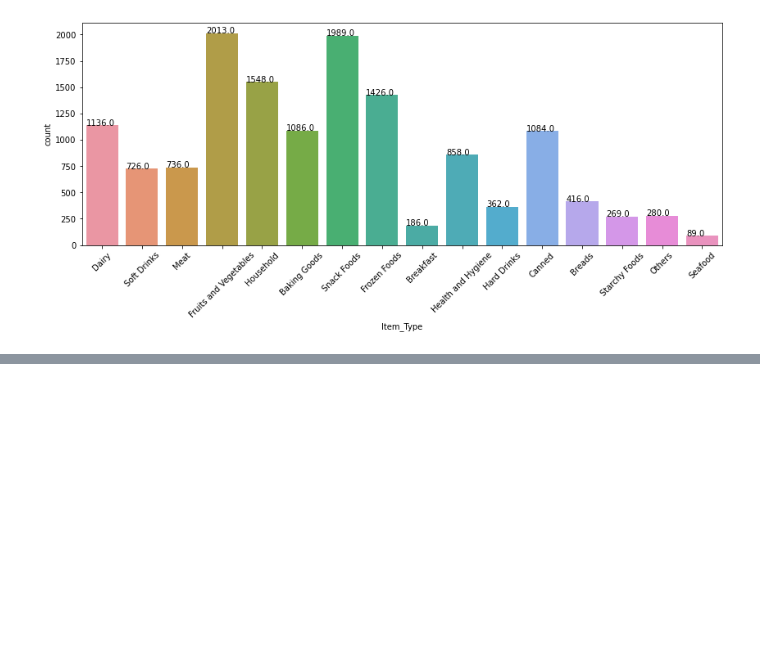
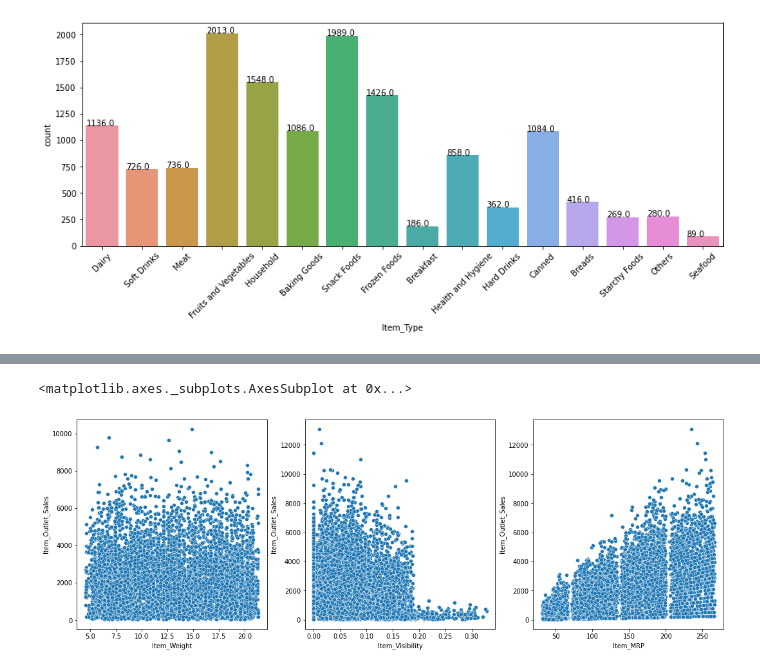
Before and after one commit to sathishrouthu/BigMart-Sales_Prediction, a Jupyter notebook: EDA-BigMart Sales.ipynb, the cells around one changed output, grey strips where cells are left out. Saved outputs shown, nothing was run; the diff lists cells and outputs as text; code cells hidden in the pictures; blank space fills up the shorter version.

```diff
--- a/EDA-BigMart Sales.ipynb
+++ b/EDA-BigMart Sales.ipynb
@@ -158,0 +177,11 @@ plt.xticks(rotation=90)
+# %%
+plt.figure(figsize=(18,6))
+plt.subplot(1,3,1)
+sns.scatterplot(x=train.Item_Weight, y=train.Item_Outlet_Sales)
+plt.subplot(1,3,2)
+sns.scatterplot(x=train.Item_Visibility, y=train.Item_Outlet_Sales)
+plt.subplot(1,3,3)
+sns.scatterplot(x=train.Item_MRP, y=train.Item_Outlet_Sales)
+# %% [output]
+<matplotlib.axes._subplots.AxesSubplot at 0x...>
+[figure, added]
```
Also changed, not shown: parts of 9 cells of this notebook.
